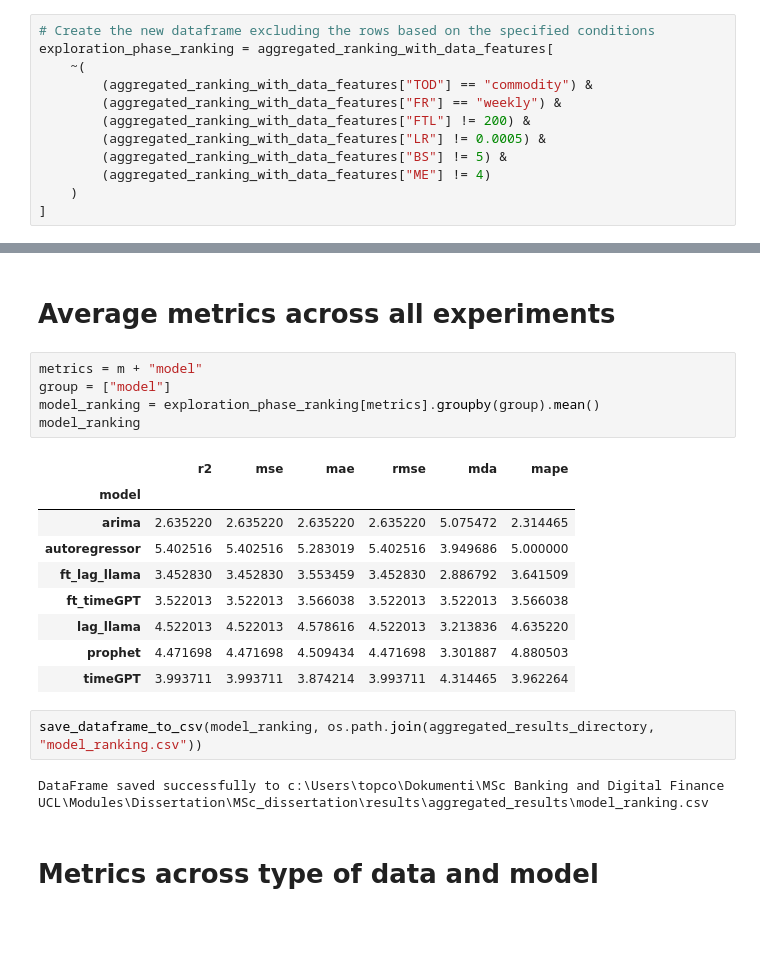
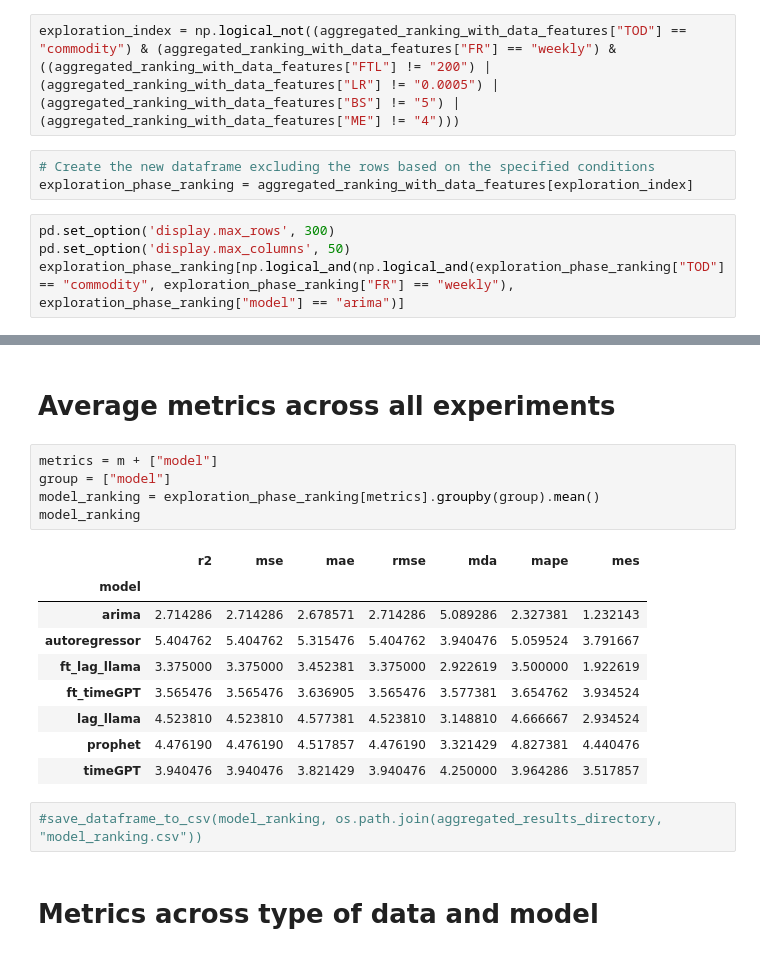
Before and after one commit to filip-topic/Time-Series-Foundation-Models-in-Financial-time-series-prediction, a Jupyter notebook: data_analysis.ipynb, the cells around one changed output, grey strips where cells are left out. Cells and saved outputs as stored; diff of their text form; blank space fills up the shorter version.

```diff
--- a/data_analysis.ipynb
+++ b/data_analysis.ipynb
@@ -459,12 +459,9 @@ aggregated_ranking_with_data_features
 # %%
-# Create the new dataframe excluding the rows based on the specified conditions
-exploration_phase_ranking = aggregated_ranking_with_data_features[
-    ~(
-        (aggregated_ranking_with_data_features["TOD"] == "commodity") &
-        (aggregated_ranking_with_data_features["FR"] == "weekly") &
-        (aggregated_ranking_with_data_features["FTL"] != 200) &
-        (aggregated_ranking_with_data_features["LR"] != 0.0005) &
-        (aggregated_ranking_with_data_features["BS"] != 5) &
-        (aggregated_ranking_with_data_features["ME"] != 4)
-    )
-]
+exploration_index = np.logical_not((aggregated_ranking_with_data_features["TOD"] == "commodity") & (aggregated_ranking_with_data_features["FR"] == "weekly") & ((aggregated_ranking_with_data_features["FTL"] != "200") | (aggregated_ranking_with_data_features["LR"] != "0.0005") | (aggregated_ranking_with_data_features["BS"] != "5") | (aggregated_ranking_with_data_features["ME"] != "4")))
+# %%
+# Create the new dataframe excluding the rows based on the specified conditions
+exploration_phase_ranking = aggregated_ranking_with_data_features[exploration_index]
+# %%
+pd.set_option('display.max_rows', 300)
+pd.set_option('display.max_columns', 50)
+exploration_phase_ranking[np.logical_and(np.logical_and(exploration_phase_ranking["TOD"] == "commodity", exploration_phase_ranking["FR"] == "weekly"), exploration_phase_ranking["model"] == "arima")]
@@ -602,24 +634,22 @@ dtype: float64
 # %% [markdown]
 # Average metrics across all experiments
 # %%
-metrics = m + "model"
+metrics = m + ["model"]
 group = ["model"]
 model_ranking = exploration_phase_ranking[metrics].groupby(group).mean()
 model_ranking
 # %% [output]
-|  | r2 | mse | mae | rmse | mda | mape |
-| model |  |  |  |  |  |  |
-| arima | 2.635220 | 2.635220 | 2.635220 | 2.635220 | 5.075472 | 2.314465 |
-| autoregressor | 5.402516 | 5.402516 | 5.283019 | 5.402516 | 3.949686 | 5.000000 |
-| ft_lag_llama | 3.452830 | 3.452830 | 3.553459 | 3.452830 | 2.886792 | 3.641509 |
-| ft_timeGPT | 3.522013 | 3.522013 | 3.566038 | 3.522013 | 3.522013 | 3.566038 |
-| lag_llama | 4.522013 | 4.522013 | 4.578616 | 4.522013 | 3.213836 | 4.635220 |
-| prophet | 4.471698 | 4.471698 | 4.509434 | 4.471698 | 3.301887 | 4.880503 |
-| timeGPT | 3.993711 | 3.993711 | 3.874214 | 3.993711 | 4.314465 | 3.962264 |
+|  | r2 | mse | mae | rmse | mda | mape | mes |
+| model |  |  |  |  |  |  |  |
+| arima | 2.714286 | 2.714286 | 2.678571 | 2.714286 | 5.089286 | 2.327381 | 1.232143 |
+| autoregressor | 5.404762 | 5.404762 | 5.315476 | 5.404762 | 3.940476 | 5.059524 | 3.791667 |
+| ft_lag_llama | 3.375000 | 3.375000 | 3.452381 | 3.375000 | 2.922619 | 3.500000 | 1.922619 |
+| ft_timeGPT | 3.565476 | 3.565476 | 3.636905 | 3.565476 | 3.577381 | 3.654762 | 3.934524 |
+| lag_llama | 4.523810 | 4.523810 | 4.577381 | 4.523810 | 3.148810 | 4.666667 | 2.934524 |
+| prophet | 4.476190 | 4.476190 | 4.517857 | 4.476190 | 3.321429 | 4.827381 | 4.440476 |
+| timeGPT | 3.940476 | 3.940476 | 3.821429 | 3.940476 | 4.250000 | 3.964286 | 3.517857 |
 # %%
-save_dataframe_to_csv(model_ranking, os.path.join(aggregated_results_directory, "model_ranking.csv"))
+#save_dataframe_to_csv(model_ranking, os.path.join(aggregated_results_directory, "model_ranking.csv"))
-# %% [output]
-DataFrame saved successfully to c:\Users\topco\Dokumenti\MSc Banking and Digital Finance UCL\Modules\Dissertation\MSc_dissertation\results\aggregated_results\model_ranking.csv
 # %% [markdown]
 # Metrics across type of data and model
 # %%
```
Also changed, not shown: parts of 38 cells of this notebook, 3 other files.
